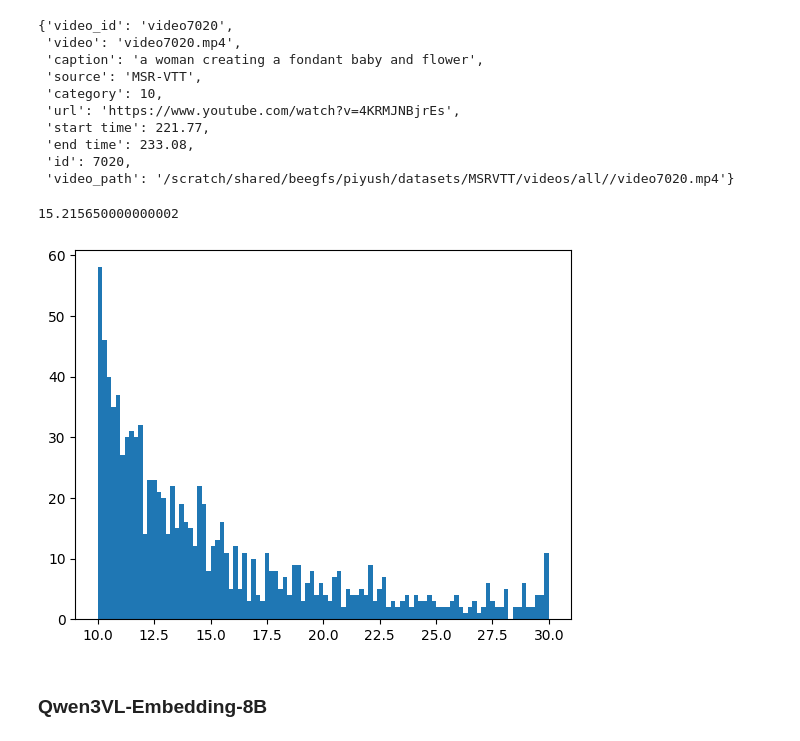
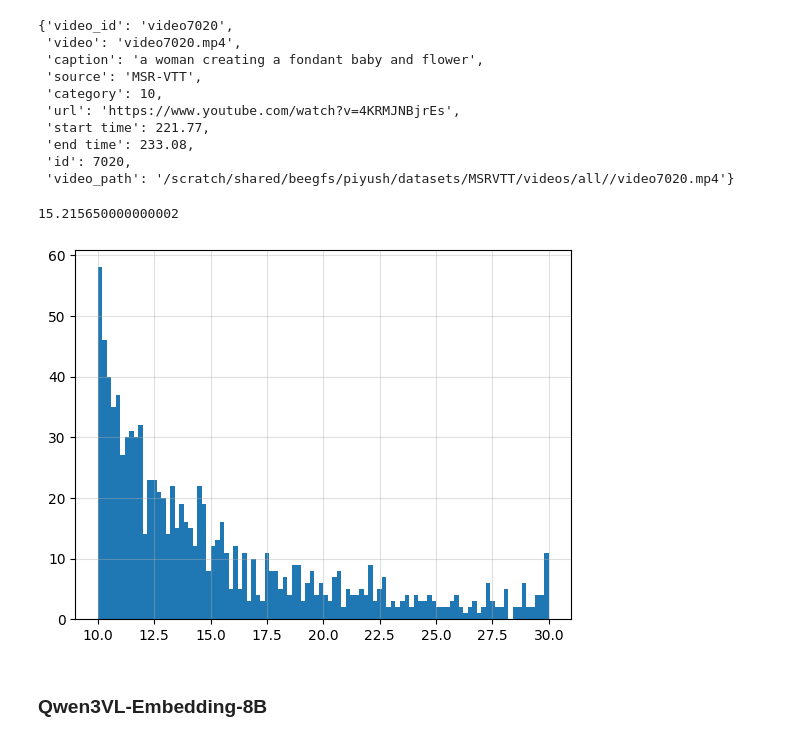
Before and after one commit to bpiyush/CaReBench, a Jupyter notebook: mllm4emb/measure_modgap.ipynb, the cells around one changed output. Drawn from its saved outputs; the diff is of its cells as text; code cells hidden in the pictures.

```diff
--- a/mllm4emb/measure_modgap.ipynb
+++ b/mllm4emb/measure_modgap.ipynb
@@ -39,10 +42,13 @@ df.iloc[0].to_dict()
 # %%
 df['duration'] = df['end time'] - df['start time']
 print(df['duration'].mean())
+
 plt.hist(df['duration'], bins=100);
+plt.grid(alpha=0.4)
+plt.show()
 # %% [output]
 15.215650000000002
-[figure, old version]
+[figure, new version]
 # %% [markdown]
 ### Qwen3VL-Embedding-8B
 # %%
```
Also changed, not shown: parts of 30 cells of this notebook, 17 other files.
